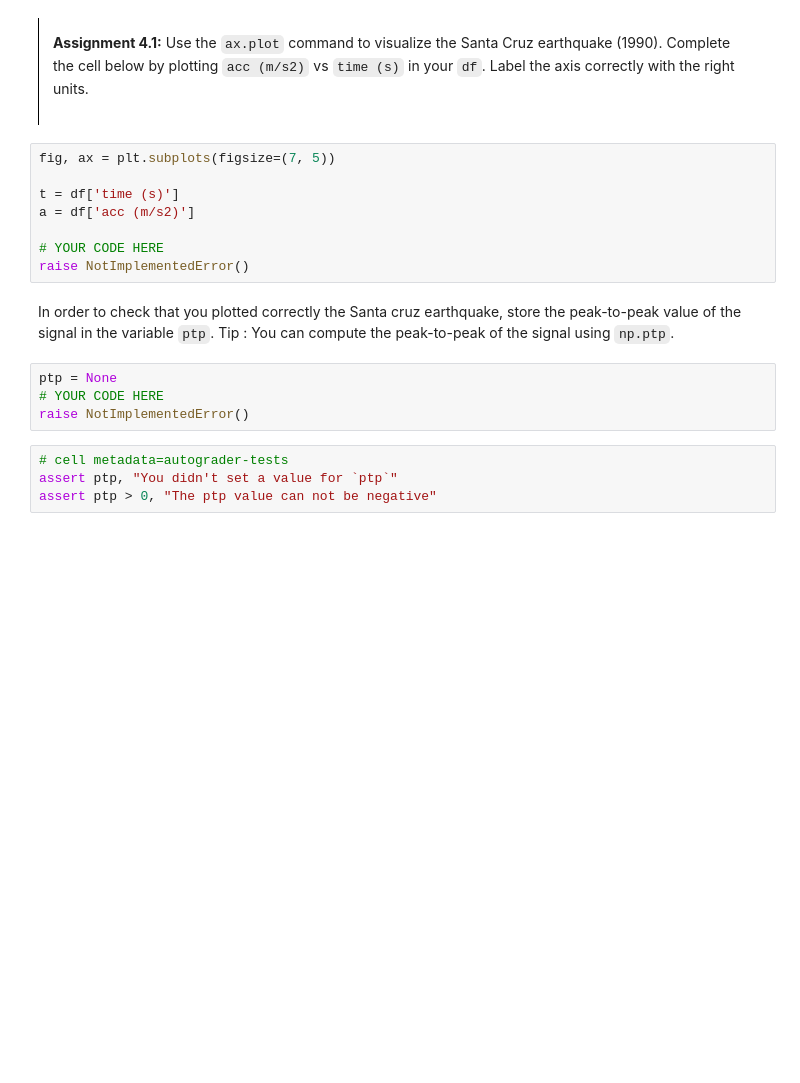
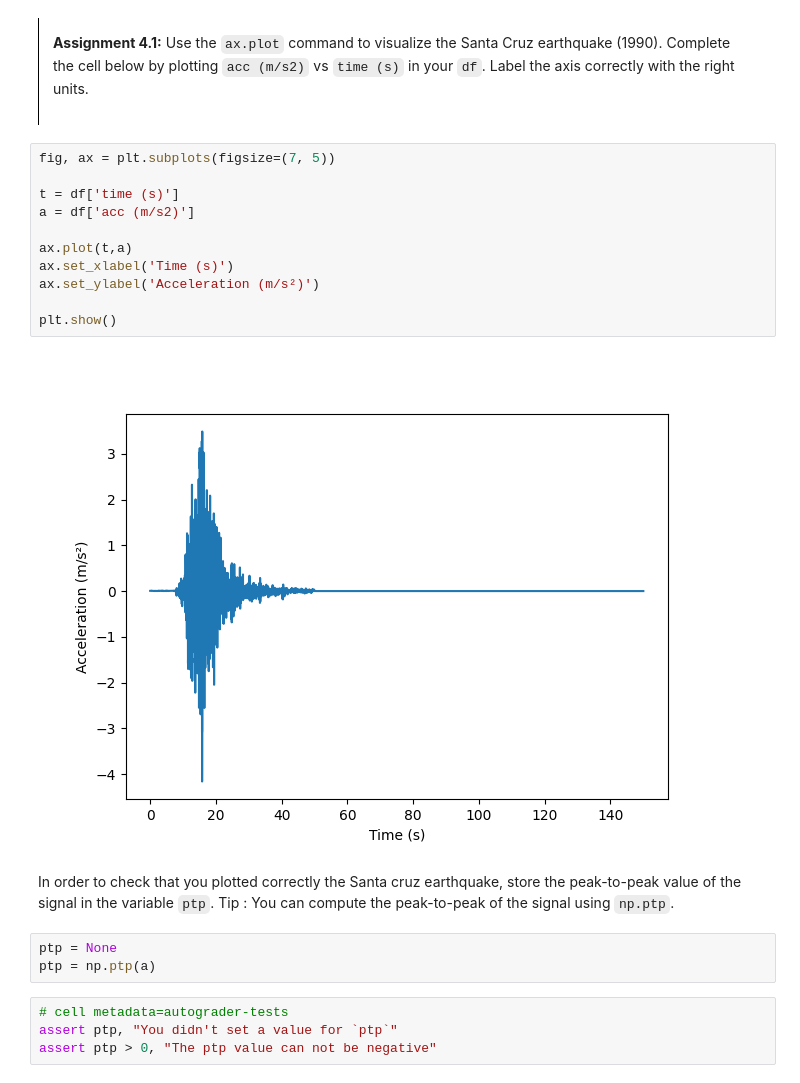
Before and after one commit to Dina-elkh/MV2627_Exercises, a Jupyter notebook: Session2_SDOF/session2.ipynb, the cells around one changed output. Cells and saved outputs as stored; diff of their text form; blank space fills up the shorter version.

```diff
--- a/Session2_SDOF/session2.ipynb
+++ b/Session2_SDOF/session2.ipynb
@@ -573,17 +603,21 @@ df.head()
 # %%
 fig, ax = plt.subplots(figsize=(7, 5))
 
 t = df['time (s)']
 a = df['acc (m/s2)']
 
-# YOUR CODE HERE
-raise NotImplementedError()
+ax.plot(t,a)
+ax.set_xlabel('Time (s)')
+ax.set_ylabel('Acceleration (m/s²)')
+
+plt.show()
+# %% [output]
+[figure, added]
 # %% [markdown]
 In order to check that you plotted correctly the Santa cruz earthquake, store the peak-to-peak value of the signal in the variable `ptp`. Tip : You can compute the peak-to-peak of the signal using `np.ptp`.
 # %%
 ptp = None
-# YOUR CODE HERE
-raise NotImplementedError()
+ptp = np.ptp(a)
 # %%
 # cell metadata=autograder-tests
 assert ptp, "You didn't set a value for `ptp`"
```
Also changed, not shown: parts of 25 cells of this notebook.
